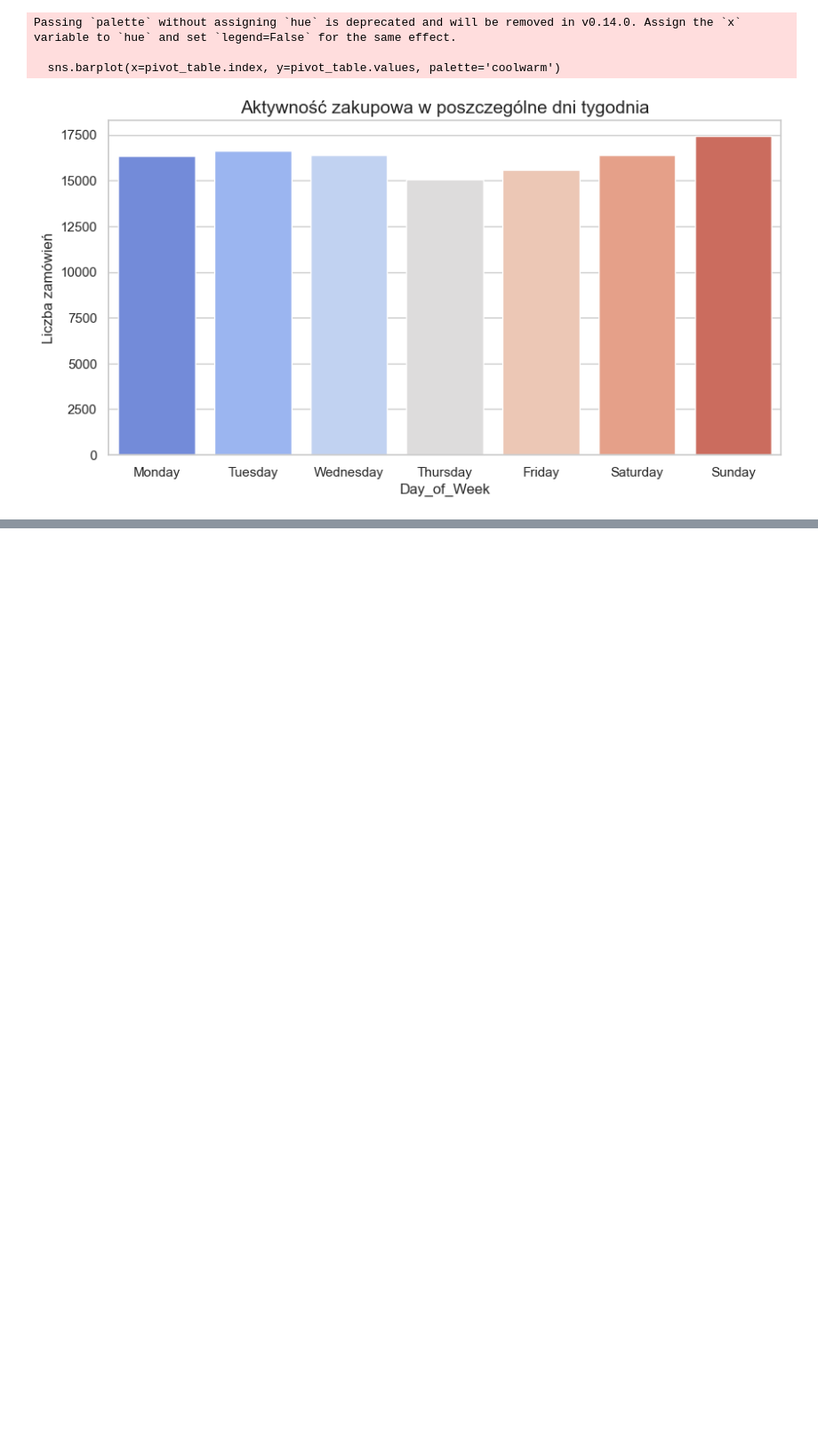
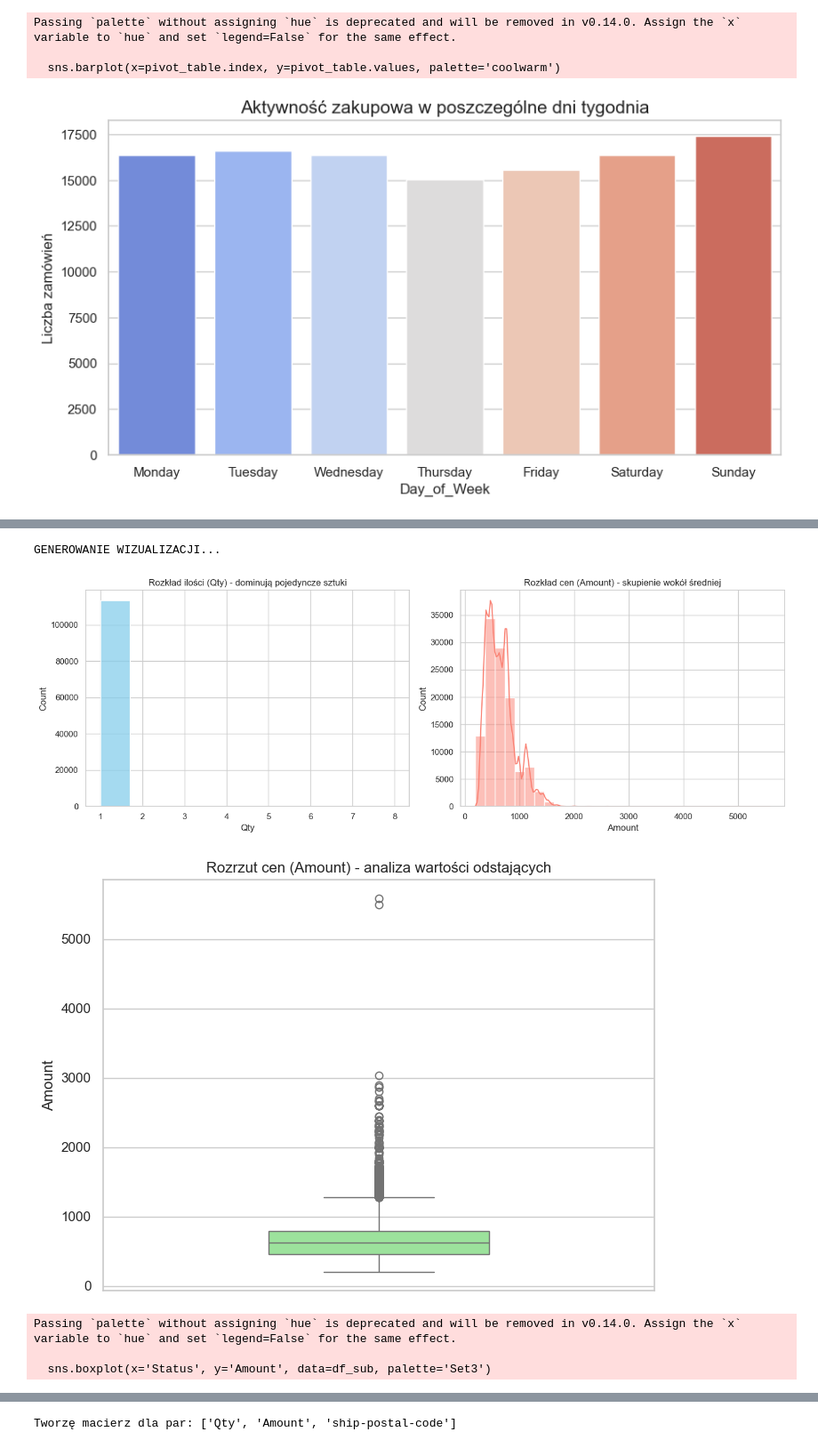
Before and after one commit to Olaf1001/E-commerce-dataset-analysis, a Jupyter notebook: Analiza.ipynb, the cells around one changed output, grey strips where cells are left out. Shown at 89% size. Drawn from its saved outputs; the diff is of its cells as text; code cells hidden in the pictures; blank space fills up the shorter version.

```diff
--- a/Analiza.ipynb
+++ b/Analiza.ipynb
@@ -487,0 +432,51 @@ GENEROWANIE WIZUALIZACJI...
+# %%
+sns.set_theme(style="whitegrid")
+
+print("GENEROWANIE WIZUALIZACJI...")
+
+
+fig, axes = plt.subplots(1, 2, figsize=(14, 5))
+
+sns.histplot(df['Qty'], bins=10, ax=axes[0], color='skyblue', kde=False)
+axes[0].set_title('Rozkład ilości (Qty) - dominują pojedyncze sztuki')
+
+sns.histplot(df['Amount'], bins=30, ax=axes[1], color='salmon', kde=True)
+axes[1].set_title('Rozkład cen (Amount) - skupienie wokół średniej')
+
+plt.tight_layout()
+plt.show()
+
+
+plt.figure(figsize=(8, 6))
+sns.boxplot(y=df['Amount'], color='lightgreen', width=0.4)
+plt.title('Rozrzut cen (Amount) - analiza wartości odstających')
+plt.show()
+
+
+if 'Status' in df.columns:
+    plt.figure(figsize=(14, 7))
+    top_statusy = df['Status'].value_counts().nlargest(6).index
+    df_sub = df[df['Status'].isin(top_statusy)]
+
+    sns.boxplot(x='Status', y='Amount', data=df_sub, palette='Set3')
+    plt.xticks(rotation=30)
+    plt.title('Wartość zamówienia a jego status końcowy')
+    plt.tight_layout()
+    plt.show()
+
+
+numeryczne = df.select_dtypes(include=[np.number]).columns.tolist()
+numeryczne = [c for c in numeryczne if c not in ['index', 'Unnamed: 0']]
+
+print(f"Tworzę macierz dla par: {numeryczne}")
+
+sns.pairplot(df[numeryczne].sample(min(1000, len(df))), diag_kind='kde', plot_kws={'alpha':0.5})
+plt.suptitle('Macierz wykresów rozrzutu - wszystkie pary cech numerycznych', y=1.02)
+plt.show()
+# %% [output]
+GENEROWANIE WIZUALIZACJI...
+[figure, added]
+[figure, added]
+Passing `palette` without assigning `hue` is deprecated and will be removed in v0.14.0. Assign the `x` variable to `hue` and set `legend=False` for the same effect.
+
+  sns.boxplot(x='Status', y='Amount', data=df_sub, palette='Set3')
@@ -487,0 +484 @@ GENEROWANIE WIZUALIZACJI...
+Tworzę macierz dla par: ['Qty', 'Amount', 'ship-postal-code']
```
Also changed, not shown: parts of 10 cells of this notebook.
